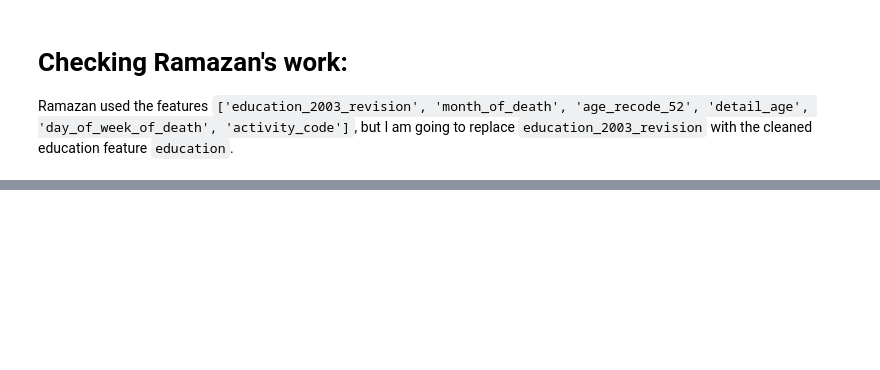
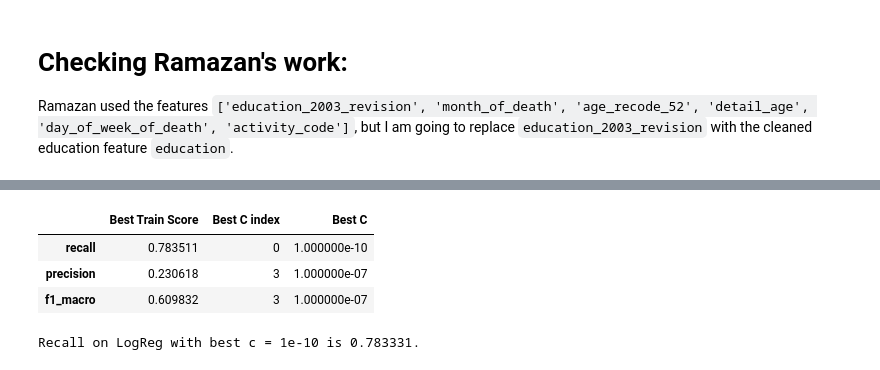
Before and after one commit to rmznyol/mementomori, a Jupyter notebook: CC_mementomori.ipynb, the cells around one changed output, grey strips where cells are left out. Cells and saved outputs as stored; diff of their text form; code cells hidden in the pictures; blank space fills up the shorter version.

```diff
--- a/CC_mementomori.ipynb
+++ b/CC_mementomori.ipynb
@@ -1356,0 +615,25 @@ results.mean(axis= 0)
+# %%
+# CT1 = CustomTransformer()
+# CT1.fit(df2015)
+# df2015_transform = CT1.transform(df2015)
+
+train, test = train_test_split(df2015_transform,
+                               test_size = 0.2,
+                               stratify = df2015_transform.unnatural,
+                              random_state = 123)
+# %%
+train_train, train_test = train_test_split(train, test_size = 0.2,
+                                          random_state = 123,
+                                          stratify = train.unnatural)
+# %%
+n_splits = 10
+kfold = StratifiedKFold(n_splits = n_splits,
+                        shuffle = True,
+                       random_state = 33)
+
+Cs = [10**j for j in range(-10,0)] + [0.25, 0.5, 1,2,5,10]
+
+#column 0 is recall
+#column 1 is precision
+#columns 2 is f1_macro
+logreg_tuning_scores = np.zeros((n_splits, 3, len(Cs)))
@@ -1356,0 +689,44 @@ results.mean(axis= 0)
+# %%
+mean_recalls = logreg_tuning_scores.mean(axis = 0)[0,:]
+mean_precisions = logreg_tuning_scores.mean(axis = 0)[1,:]
+mean_f1_macros = logreg_tuning_scores.mean(axis = 0)[2,:]
+# %%
+best_c_recall_ix = np.where(mean_recalls == mean_recalls.max())[0][0]
+best_c_precision_ix = np.where(mean_precisions == mean_precisions.max())[0][0]
+best_c_f1macro_ix = np.where(mean_f1_macros == mean_f1_macros.max())[0][0]
+pd.DataFrame({"Best Train Score":[mean_recalls.max(), mean_precisions.max(), mean_f1_macros.max()],
+             "Best C index":[best_c_recall_ix, best_c_precision_ix, best_c_f1macro_ix],
+             "Best C":[Cs[best_c_recall_ix], Cs[best_c_precision_ix], Cs[best_c_f1macro_ix]] },
+            index = ['recall','precision','f1_macro'])
+# %% [output]
+|  | Best Train Score | Best C index | Best C |
+| recall | 0.783511 | 0 | 1.000000e-10 |
+| precision | 0.230618 | 3 | 1.000000e-07 |
+| f1_macro | 0.609832 | 3 | 1.000000e-07 |
+# %%
+# validate the best recall model:
+best_recall_logreg = Pipeline([("AT",AgeTransformer()),
+                              ('logreg',LogisticRegression(C = Cs[best_c_recall_ix],
+                                                          class_weight='balanced',
+                                                      random_state = 123))])
+
+best_recall_logreg.fit(train_train[updated_ftu], train_train.unnatural)
+
+#best recall predictions
+best_recall_preds = best_recall_logreg.predict(train_test[updated_ftu])
+
+#best recall predict_proba (for class 1)
+best_recall_predproba = best_recall_logreg.predict_proba(train_test[updated_ftu])[:,1]
+
+#best recall
+best_recall = recall_score(y_true = train_test.unnatural,
+                          y_pred = best_recall_preds)
+
+#best recall ROC curve
+fpr, tpr, cutoffs = roc_curve(y_true = train_test.unnatural,
+                             y_score = best_recall_predproba)
+
+print('Recall on LogReg with best c = {} is {:0.6f}.'.format(Cs[best_c_recall_ix],
+                                                       best_recall))
+# %% [output]
+Recall on LogReg with best c = 1e-10 is 0.783331.
```
Also changed, not shown: parts of 189 cells of this notebook.
